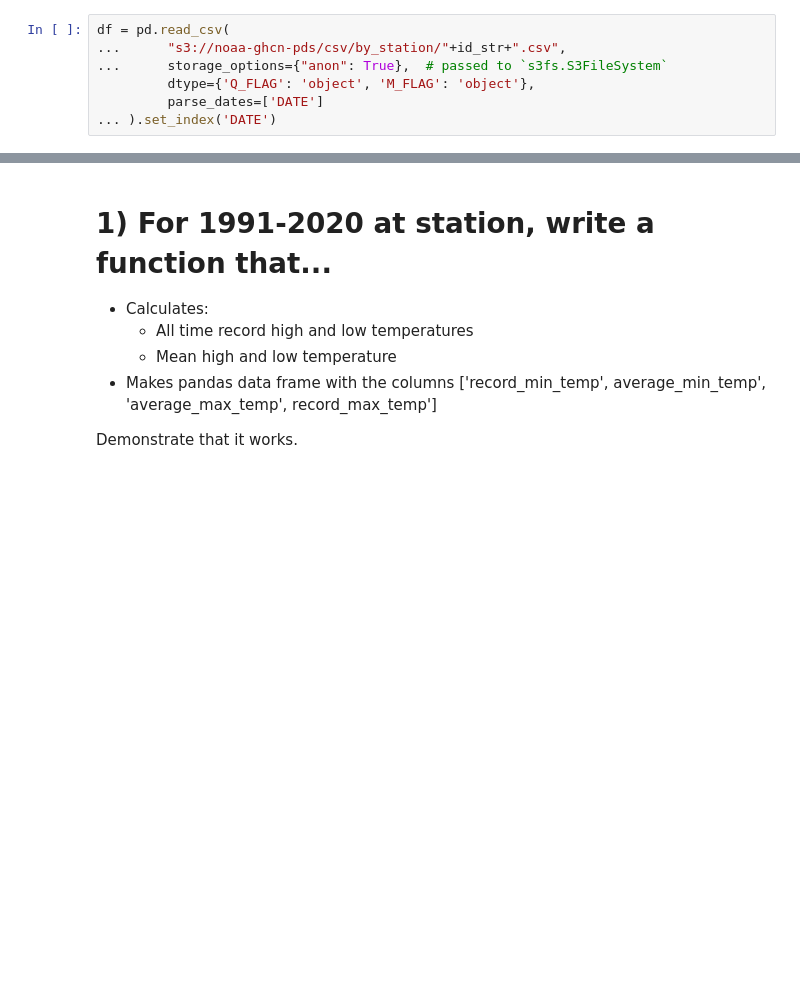
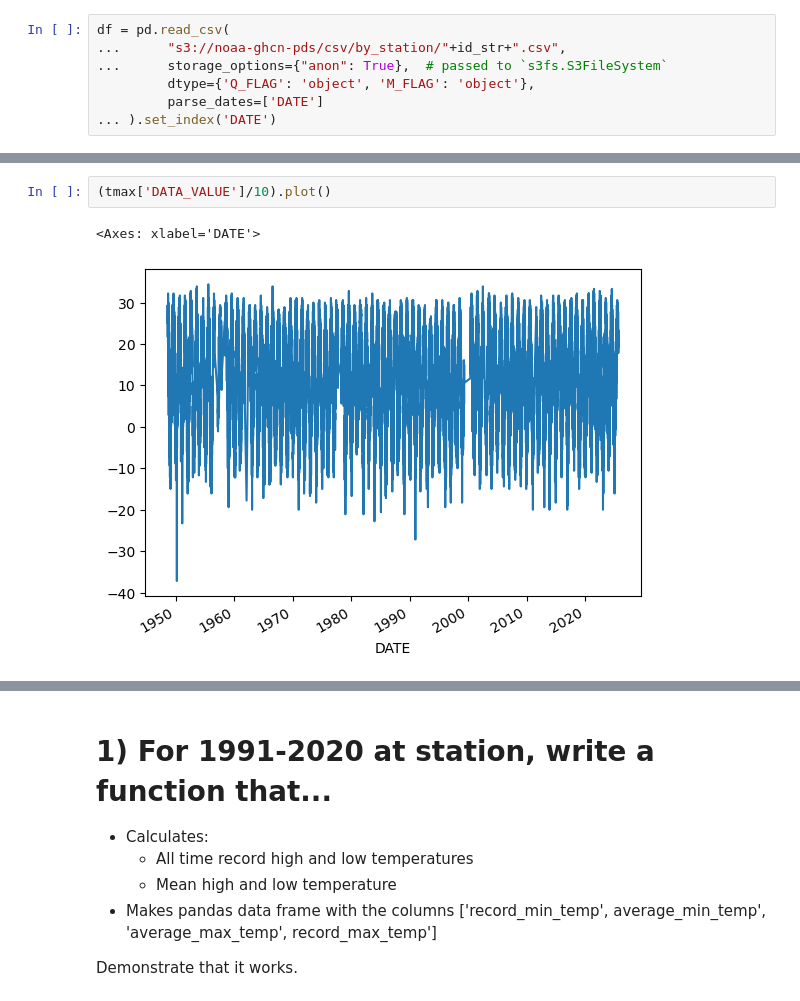
Before and after one commit to klundstrom33/ATMS-523-Module-3, a Jupyter notebook: Module3_Project.ipynb, the cells around one changed output, grey strips where cells are left out. Saved outputs shown, nothing was run; the diff lists cells and outputs as text; blank space fills up the shorter version.

```diff
--- a/Module3_Project.ipynb
+++ b/Module3_Project.ipynb
@@ -185,0 +168,5 @@ tmin_max_merge
+# %%
+(tmax['DATA_VALUE']/10).plot()
+# %% [output]
+<Axes: xlabel='DATE'>
+[figure, added]
```
Also changed, not shown: parts of 17 cells of this notebook.
